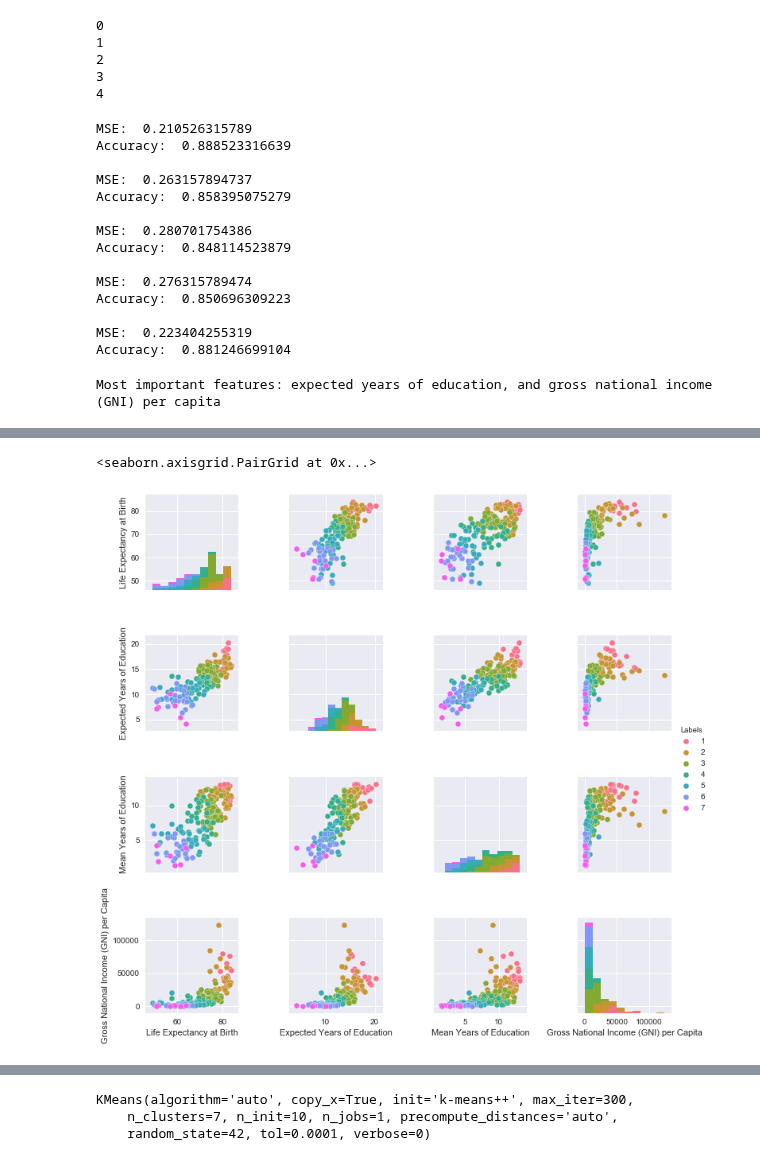
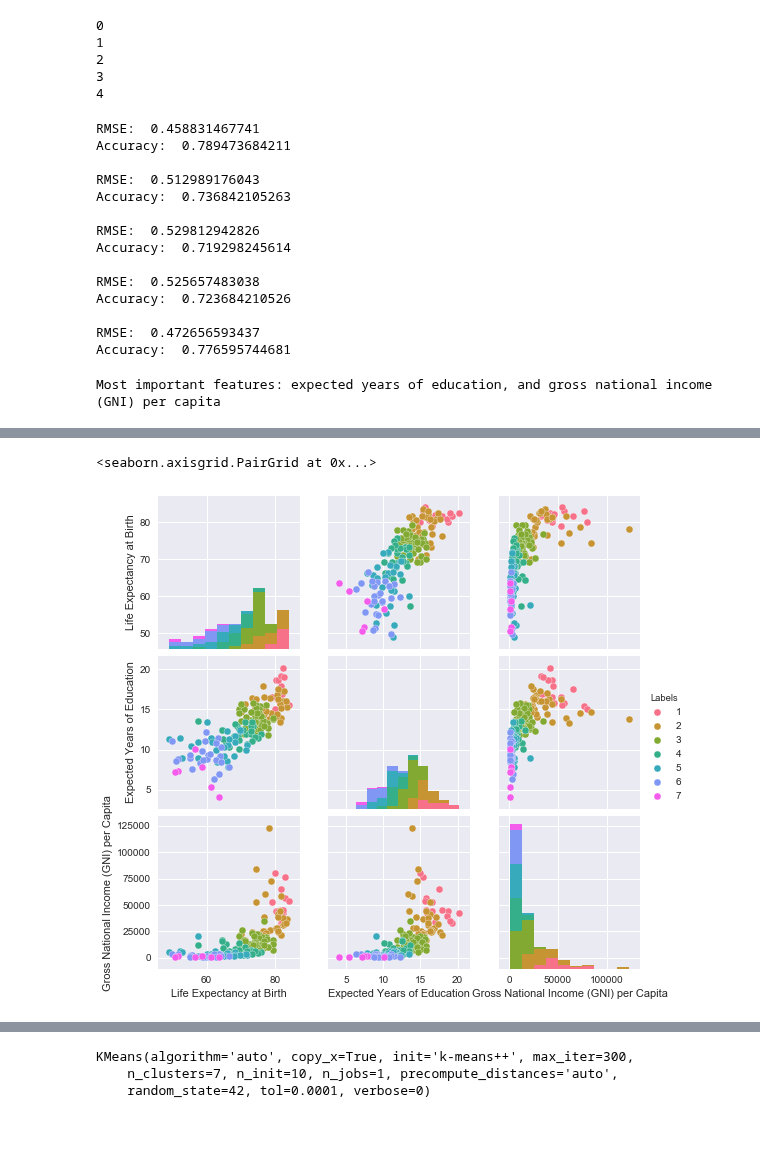
Before and after one commit to vivekramanan/data-mining-human-development-index, a Jupyter notebook: HDI Leave one out, and Clustering.ipynb, the cells around one changed output, grey strips where cells are left out. Saved outputs shown, nothing was run; the diff lists cells and outputs as text; code cells hidden in the pictures; blank space fills up the shorter version.

```diff
--- a/HDI Leave one out, and Clustering.ipynb
+++ b/HDI Leave one out, and Clustering.ipynb
@@ -129,24 +129,24 @@ for i in range(5):
 # %%
 from sklearn import metrics
 for i in range(5):
-    print "MSE: ", metrics.mean_squared_error(actuals[i], predictions[i])
-    print "Accuracy: ", np.sqrt(metrics.accuracy_score(actuals[i], predictions[i]))
+    print "RMSE: ", np.sqrt(metrics.mean_squared_error(actuals[i], predictions[i]))
+    print "Accuracy: ", (metrics.accuracy_score(actuals[i], predictions[i]))
     print
 # %% [output]
-MSE:  0.210526315789
-Accuracy:  0.888523316639
+RMSE:  0.458831467741
+Accuracy:  0.789473684211
 
-MSE:  0.263157894737
-Accuracy:  0.858395075279
+RMSE:  0.512989176043
+Accuracy:  0.736842105263
 
-MSE:  0.280701754386
-Accuracy:  0.848114523879
+RMSE:  0.529812942826
+Accuracy:  0.719298245614
 
-MSE:  0.276315789474
-Accuracy:  0.850696309223
+RMSE:  0.525657483038
+Accuracy:  0.723684210526
 
-MSE:  0.223404255319
-Accuracy:  0.881246699104
+RMSE:  0.472656593437
+Accuracy:  0.776595744681
 # %%
 %matplotlib inline
 import matplotlib.pyplot as plt
@@ -172,11 +172,14 @@ new_hdi[0:5]
 # %%
 sns.set(font="Droid Sans",font_scale = 1)
 sns.set_style("darkgrid")
-sns.pairplot(new_hdi, vars=["Life Expectancy at Birth","Expected Years of Education", \
-                   "Mean Years of Education","Gross National Income (GNI) per Capita"], hue="Labels")
+pairplot = sns.pairplot(new_hdi, vars=["Life Expectancy at Birth","Expected Years of Education", \
+                   "Gross National Income (GNI) per Capita"], hue="Labels")
+pairplot.fig.subplots_adjust(hspace=.05,wspace=.2)
+pairplot.savefig("Pairplot.png")
+pairplot
 # %% [output]
 <seaborn.axisgrid.PairGrid at 0x...>
-[figure, old version]
+[figure, new version]
 # %%
 from sklearn import linear_model, tree
 from sklearn.metrics import mean_squared_error
```
Also changed, not shown: parts of 13 cells of this notebook.
